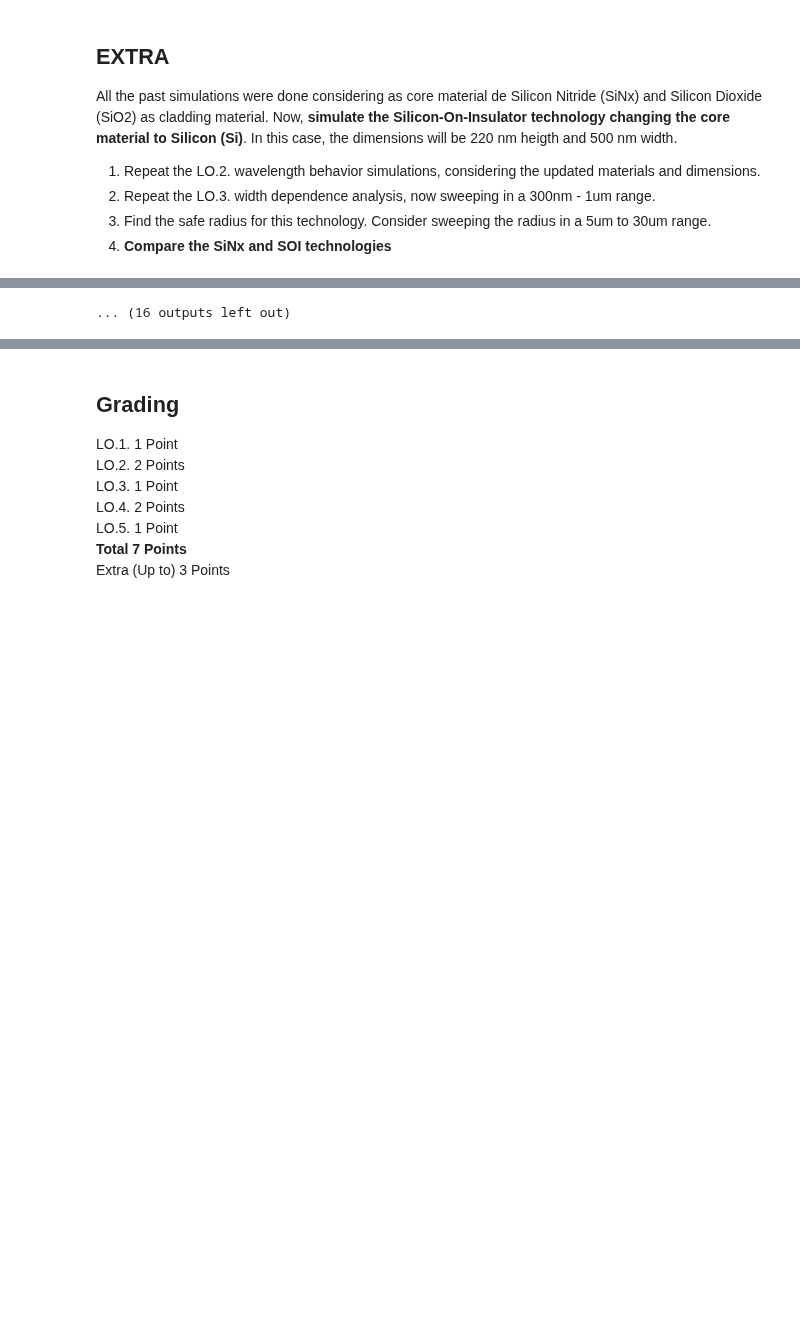
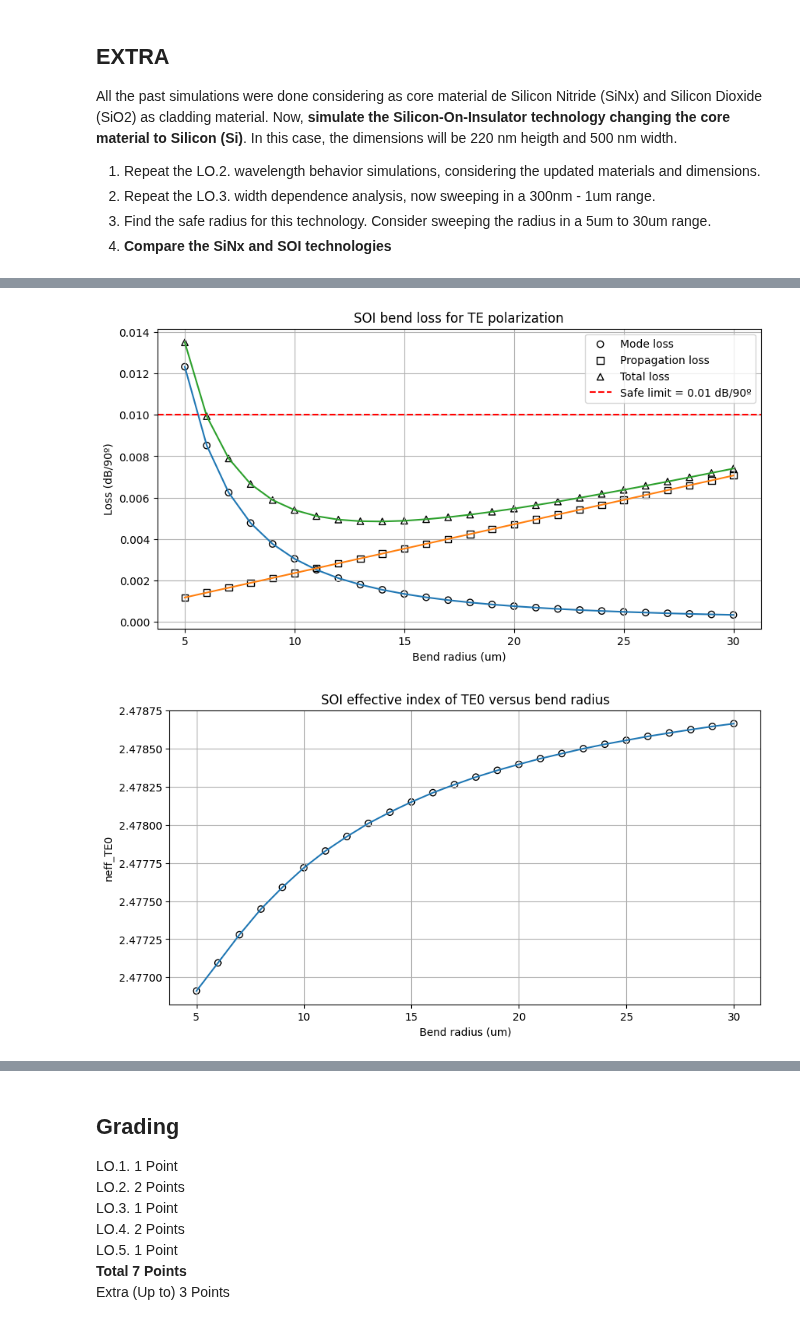
Before and after one commit to Japeacru/cifoin-lab1, a Jupyter notebook: WAVEGUIDES_Student.ipynb, the cells around one changed output, grey strips where cells are left out. Saved outputs shown, nothing was run; the diff lists cells and outputs as text; code cells hidden in the pictures; blank space fills up the shorter version.

```diff
--- a/WAVEGUIDES_Student.ipynb
+++ b/WAVEGUIDES_Student.ipynb
@@ -917,7 +908,7 @@ total_loss_soi = mode_loss_soi + propagation_loss_soi
 neff_soi_bend = gt.modes.sweep_n_eff(soi_bend_1550, bend_radius=radii_soi)
 neff_soi_bend = np.array(neff_soi_bend).squeeze().real
 
-safe_radii_soi = radii_soi[total_loss_soi < 0.1]
+safe_radii_soi = radii_soi[total_loss_soi < 0.01]
 
 print("SOI bend results at 1550 nm")
 print()
@@ -942,7 +933,7 @@ plt.plot(radii_soi, propagation_loss_soi)
 plt.scatter(radii_soi, total_loss_soi, edgecolors='k', facecolors='none', marker='^', label='Total loss')
 plt.plot(radii_soi, total_loss_soi)
 
-plt.axhline(0.1, color='r', linestyle='--', label='Safe limit = 0.1 dB/90º')
+plt.axhline(0.01, color='r', linestyle='--', label='Safe limit = 0.01 dB/90º')
 plt.title("SOI bend loss for TE polarization")
 plt.xlabel("Bend radius (um)")
 plt.ylabel("Loss (dB/90º)")
@@ -974,4 +970,5 @@ plt.show()
-... (16 outputs left out)
+[figure, added]
+[figure, added]
 # %%
 # EXTRA 4 - Compare SiNx and SOI technologies
 
```
Also changed, not shown: parts of 11 cells of this notebook, 1 other file.
